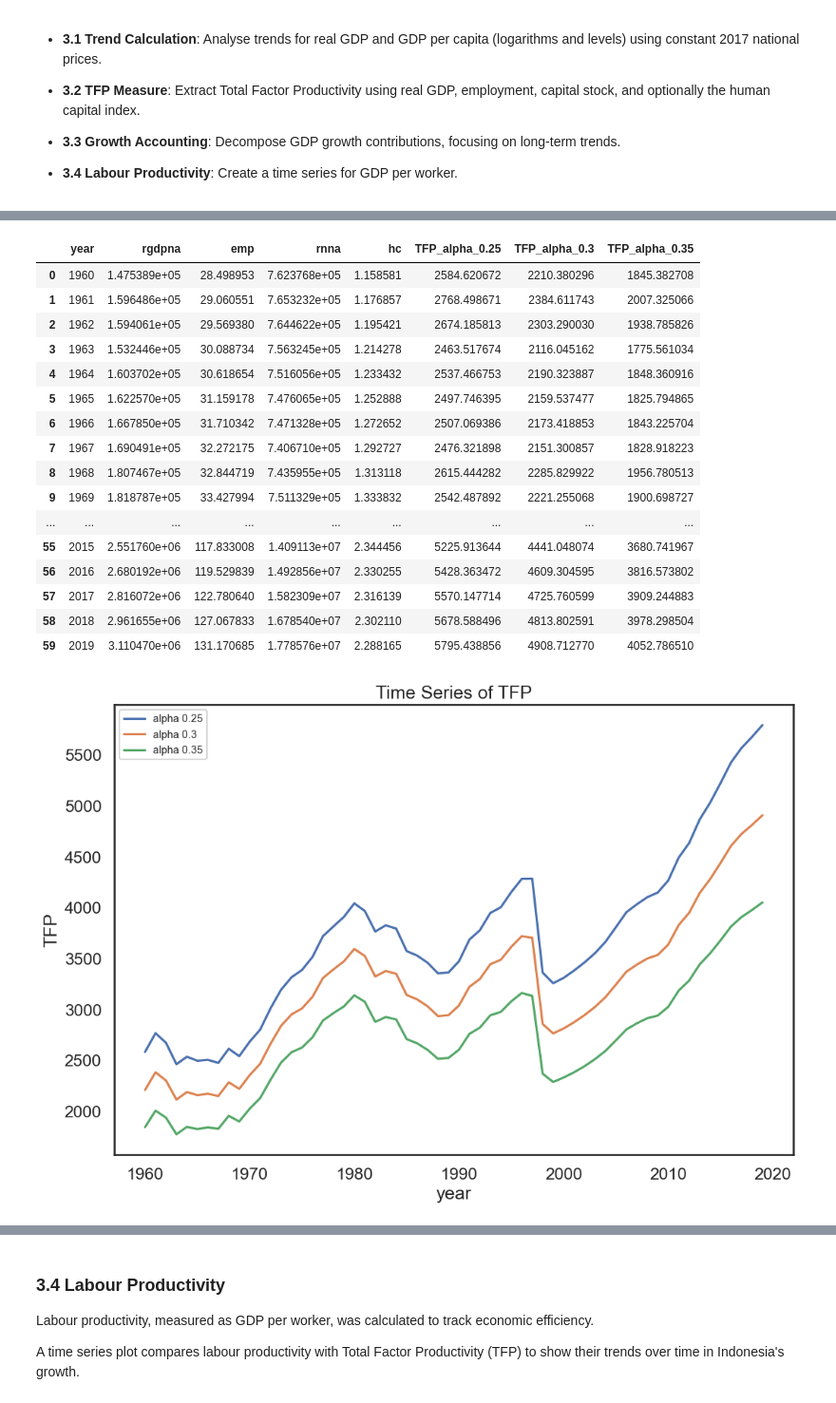
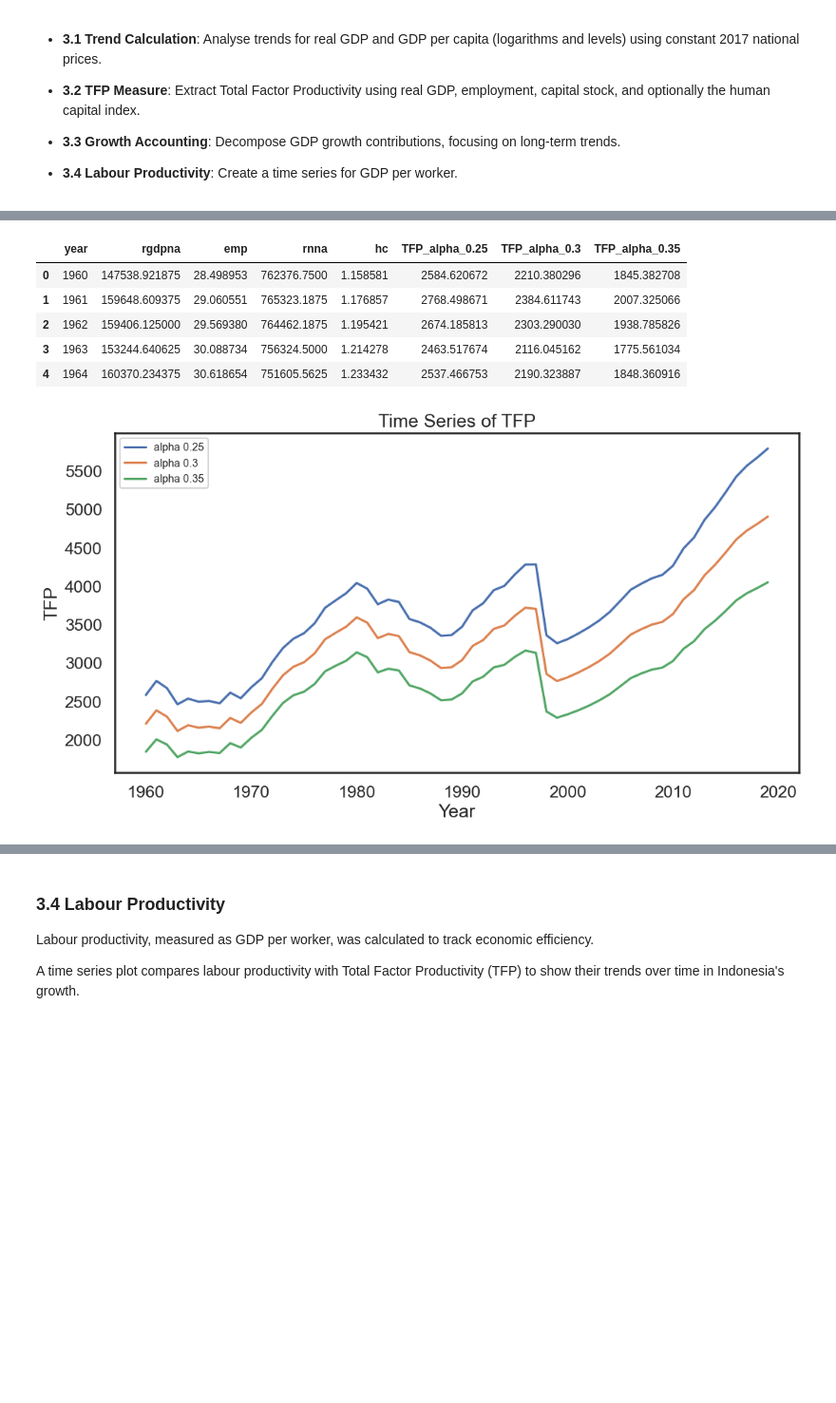
Before and after one commit to ec2b1-case-study/growth-analysis-indonesia, a Jupyter notebook: main/indonesia.ipynb, the cells around one changed output, grey strips where cells are left out. Shown at 95% size. Drawn from its saved outputs; the diff is of its cells as text; code cells hidden in the pictures; blank space fills up the shorter version.

```diff
--- a/main/indonesia.ipynb
+++ b/main/indonesia.ipynb
@@ -288,70 +405,55 @@ The following image shows how we've decided to calculate TFP.
 # %%
 # Calculating TFP
 
-# Load dataset
 data = pd.read_excel('pwt100.xlsx', sheet_name = 'Data', header = 0)
 
-# Extract relevant variables in production function and select Indonesia
+# Extract relevant variables and select Indonesia
 data_indonesia_b = data.loc[data["country"] == "Indonesia", ["year", "rgdpna", "emp", "rnna", "hc"]]
 
-# Drop rows with missing values in specified columns
+# Drop rows with missing values
 data_indonesia_b.dropna(subset=["rgdpna", "emp", "rnna", "hc"], inplace=True)
 
-# Define a list of alpha values for robustness check
+# Define alpha values for robustness check
 alpha_values = [0.25, 0.3, 0.35]
 
-# Calculate TFP for each alpha and store the results in a dictionary
+# Calculate TFP for each alpha
 tfp_results = {}
 
 for alpha in alpha_values:
-    tfp = (1/(data_indonesia_b["emp"]*data_indonesia_b["hc"]))*(data_indonesia_b["rgdpna"]/(data_indonesia_b["rnna"])**alpha)**(1/(1-alpha))
+    tfp = (1 / (data_indonesia_b["emp"] * data_indonesia_b["hc"])) * \
+          (data_indonesia_b["rgdpna"] / (data_indonesia_b["rnna"]) ** alpha) ** (1 / (1 - alpha))
     tfp_results[f"TFP_alpha_{alpha}"] = tfp
 
-# Convert the results dictionary to a DataFrame for better visualization
+# Convert results to DataFrame
 tfp_df = pd.DataFrame(tfp_results)
-
-# Add the year column for reference
 tfp_df["year"] = data_indonesia_b["year"]
 
-# Merge the TFP DataFrame with the original Indonesia DataFrame
+# Merge with original DataFrame
 data_indonesia_b = data_indonesia_b.merge(tfp_df, on="year")
 
-# Display the updated DataFrame
-display(data_indonesia_b)
+# Display DataFrame
+display(data_indonesia_b.head())
 
 # Plot Time Series
-plt.figure(figsize=(12, 8))
+plt.figure(figsize=(12, 6))
 plt.plot(data_indonesia_b['year'], data_indonesia_b["TFP_alpha_0.25"], label="alpha 0.25")
 plt.plot(data_indonesia_b['year'], data_indonesia_b["TFP_alpha_0.3"], label="alpha 0.3")
 plt.plot(data_indonesia_b['year'], data_indonesia_b["TFP_alpha_0.35"], label="alpha 0.35")
 
-# Labels
-plt.xlabel("year")
+# Labels and Title
+plt.xlabel("Year")
 plt.ylabel("TFP")
 plt.legend(fontsize='xx-small', loc='upper left')
-
-# Title
 plt.title("Time Series of TFP")
 
-# Show the plot
+# Ensure only the plot is displayed, suppressing text output
 plt.show()
 # %% [output]
 |  | year | rgdpna | emp | rnna | hc | TFP_alpha_0.25 | TFP_alpha_0.3 | TFP_alpha_0.35 |
-| 0 | 1960 | 1.475389e+05 | 28.498953 | 7.623768e+05 | 1.158581 | 2584.620672 | 2210.380296 | 1845.382708 |
-| 1 | 1961 | 1.596486e+05 | 29.060551 | 7.653232e+05 | 1.176857 | 2768.498671 | 2384.611743 | 2007.325066 |
-| 2 | 1962 | 1.594061e+05 | 29.569380 | 7.644622e+05 | 1.195421 | 2674.185813 | 2303.290030 | 1938.785826 |
-| 3 | 1963 | 1.532446e+05 | 30.088734 | 7.563245e+05 | 1.214278 | 2463.517674 | 2116.045162 | 1775.561034 |
-| 4 | 1964 | 1.603702e+05 | 30.618654 | 7.516056e+05 | 1.233432 | 2537.466753 | 2190.323887 | 1848.360916 |
-| 5 | 1965 | 1.622570e+05 | 31.159178 | 7.476065e+05 | 1.252888 | 2497.746395 | 2159.537477 | 1825.794865 |
-| 6 | 1966 | 1.667850e+05 | 31.710342 | 7.471328e+05 | 1.272652 | 2507.069386 | 2173.418853 | 1843.225704 |
-| 7 | 1967 | 1.690491e+05 | 32.272175 | 7.406710e+05 | 1.292727 | 2476.321898 | 2151.300857 | 1828.918223 |
-| 8 | 1968 | 1.807467e+05 | 32.844719 | 7.435955e+05 | 1.313118 | 2615.444282 | 2285.829922 | 1956.780513 |
-| 9 | 1969 | 1.818787e+05 | 33.427994 | 7.511329e+05 | 1.333832 | 2542.487892 | 2221.255068 | 1900.698727 |
-| ... | ... | ... | ... | ... | ... | ... | ... | ... |
-| 55 | 2015 | 2.551760e+06 | 117.833008 | 1.409113e+07 | 2.344456 | 5225.913644 | 4441.048074 | 3680.741967 |
-| 56 | 2016 | 2.680192e+06 | 119.529839 | 1.492856e+07 | 2.330255 | 5428.363472 | 4609.304595 | 3816.573802 |
-| 57 | 2017 | 2.816072e+06 | 122.780640 | 1.582309e+07 | 2.316139 | 5570.147714 | 4725.760599 | 3909.244883 |
-| 58 | 2018 | 2.961655e+06 | 127.067833 | 1.678540e+07 | 2.302110 | 5678.588496 | 4813.802591 | 3978.298504 |
-| 59 | 2019 | 3.110470e+06 | 131.170685 | 1.778576e+07 | 2.288165 | 5795.438856 | 4908.712770 | 4052.786510 |
+| 0 | 1960 | 147538.921875 | 28.498953 | 762376.7500 | 1.158581 | 2584.620672 | 2210.380296 | 1845.382708 |
+| 1 | 1961 | 159648.609375 | 29.060551 | 765323.1875 | 1.176857 | 2768.498671 | 2384.611743 | 2007.325066 |
+| 2 | 1962 | 159406.125000 | 29.569380 | 764462.1875 | 1.195421 | 2674.185813 | 2303.290030 | 1938.785826 |
+| 3 | 1963 | 153244.640625 | 30.088734 | 756324.5000 | 1.214278 | 2463.517674 | 2116.045162 | 1775.561034 |
+| 4 | 1964 | 160370.234375 | 30.618654 | 751605.5625 | 1.233432 | 2537.466753 | 2190.323887 | 1848.360916 |
-[figure, old version]
+[figure, new version]
 # %% [markdown]
```
Also changed, not shown: parts of 26 cells of this notebook, 3 other files.
